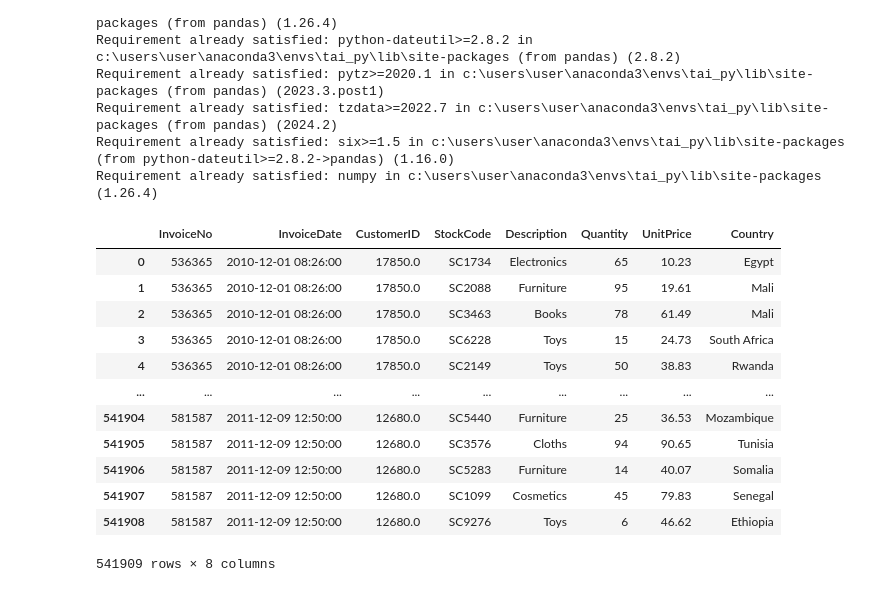
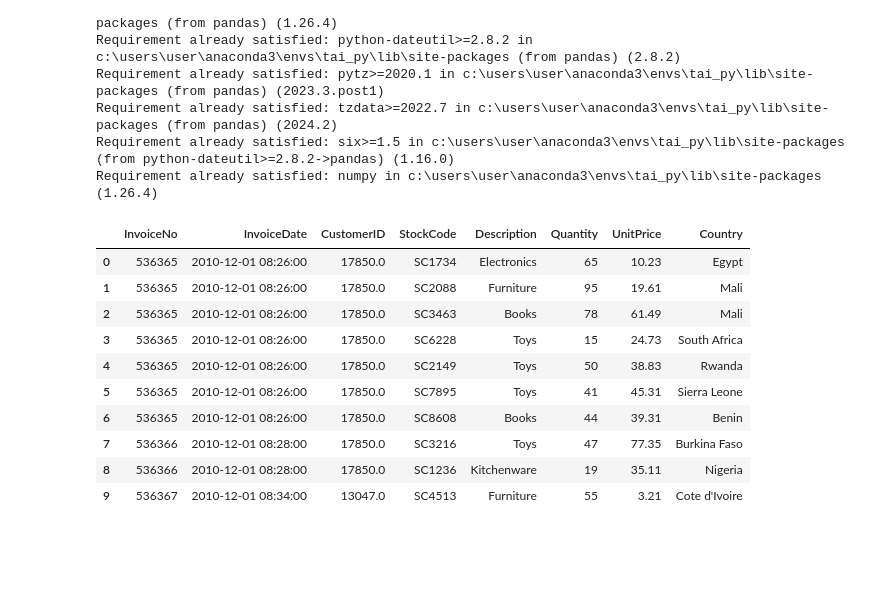
Before and after one commit to tai-dauda/Ecommerce_Cohort_Analysis, a Jupyter notebook: notebooks/Untitled.ipynb, the cells around one changed output. Drawn from its saved outputs; the diff is of its cells as text; code cells hidden in the pictures; blank space fills up the shorter version.

Commit message:
Data Loaded

```diff
--- a/notebooks/Untitled.ipynb
+++ b/notebooks/Untitled.ipynb
@@ -17,18 +20,16 @@ import pandas as pd
 # %%
 data = pd.read_csv(r"C:\Users\USER\Desktop\Eshop Cohort Analysis\data\Dataset_ecommerce.csv")
 # %%
-data
+data.head(10)
 # %% [output]
 |  | InvoiceNo | InvoiceDate | CustomerID | StockCode | Description | Quantity | UnitPrice | Country |
 | 0 | 536365 | 2010-12-01 08:26:00 | 17850.0 | SC1734 | Electronics | 65 | 10.23 | Egypt |
 | 1 | 536365 | 2010-12-01 08:26:00 | 17850.0 | SC2088 | Furniture | 95 | 19.61 | Mali |
 | 2 | 536365 | 2010-12-01 08:26:00 | 17850.0 | SC3463 | Books | 78 | 61.49 | Mali |
 | 3 | 536365 | 2010-12-01 08:26:00 | 17850.0 | SC6228 | Toys | 15 | 24.73 | South Africa |
 | 4 | 536365 | 2010-12-01 08:26:00 | 17850.0 | SC2149 | Toys | 50 | 38.83 | Rwanda |
-| ... | ... | ... | ... | ... | ... | ... | ... | ... |
-| 541904 | 581587 | 2011-12-09 12:50:00 | 12680.0 | SC5440 | Furniture | 25 | 36.53 | Mozambique |
-| 541905 | 581587 | 2011-12-09 12:50:00 | 12680.0 | SC3576 | Cloths | 94 | 90.65 | Tunisia |
-| 541906 | 581587 | 2011-12-09 12:50:00 | 12680.0 | SC5283 | Furniture | 14 | 40.07 | Somalia |
-| 541907 | 581587 | 2011-12-09 12:50:00 | 12680.0 | SC1099 | Cosmetics | 45 | 79.83 | Senegal |
-| 541908 | 581587 | 2011-12-09 12:50:00 | 12680.0 | SC9276 | Toys | 6 | 46.62 | Ethiopia |
+| 5 | 536365 | 2010-12-01 08:26:00 | 17850.0 | SC7895 | Toys | 41 | 45.31 | Sierra Leone |
+| 6 | 536365 | 2010-12-01 08:26:00 | 17850.0 | SC8608 | Books | 44 | 39.31 | Benin |
+| 7 | 536366 | 2010-12-01 08:28:00 | 17850.0 | SC3216 | Toys | 47 | 77.35 | Burkina Faso |
+| 8 | 536366 | 2010-12-01 08:28:00 | 17850.0 | SC1236 | Kitchenware | 19 | 35.11 | Nigeria |
+| 9 | 536367 | 2010-12-01 08:34:00 | 13047.0 | SC4513 | Furniture | 55 | 3.21 | Cote d'Ivoire |
-541909 rows × 8 columns
```
Also changed, not shown: parts of 17 cells of this notebook.
